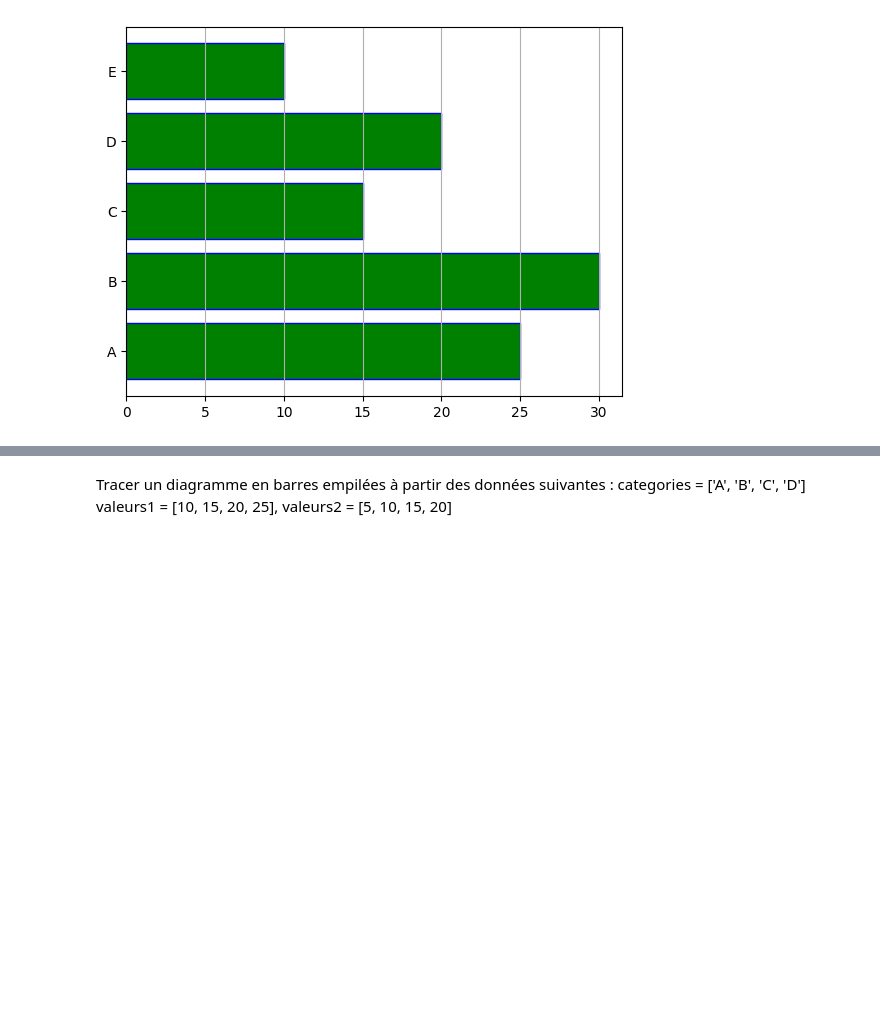
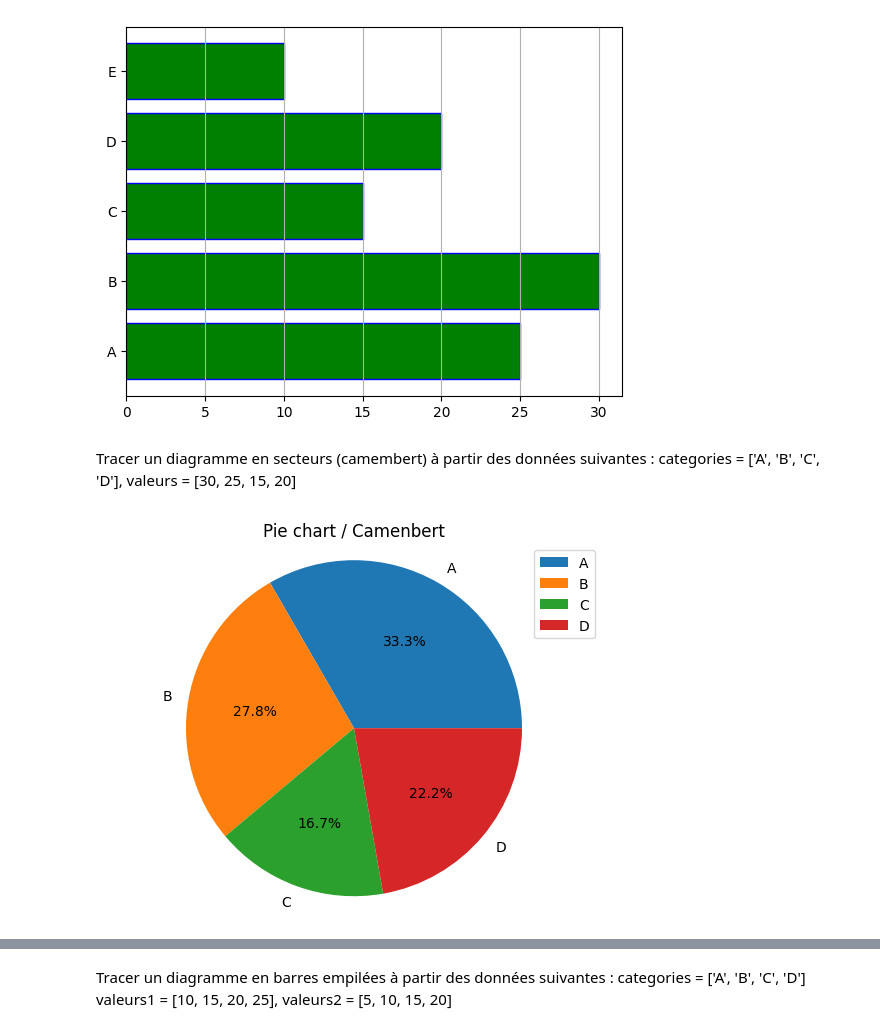
Before and after one commit to JhonatanCaldeira/simplon_datai_2024, a Jupyter notebook: 0/exo_numpy/exo_numpy_pyplot.ipynb, the cells around one changed output, grey strips where cells are left out. Saved outputs shown, nothing was run; the diff lists cells and outputs as text; code cells hidden in the pictures; blank space fills up the shorter version.

```diff
--- a/0/exo_numpy/exo_numpy_pyplot.ipynb
+++ b/0/exo_numpy/exo_numpy_pyplot.ipynb
@@ -45,3 +45,16 @@ plt.barh(categories,valeurs,color='green',edgecolor='blue')
 plt.grid(axis='x')
 # %% [output]
 [figure]
+# %% [markdown]
+Tracer un diagramme en secteurs (camembert) à partir des données suivantes :
+categories = ['A', 'B', 'C', 'D'], valeurs = [30, 25, 15, 20]
+# %%
+labels = ['A', 'B', 'C', 'D']
+sizes = [30, 25, 15, 20]
+plt.pie(sizes, labels=labels, autopct='%1.1f%%')
+plt.axis('equal')
+plt.legend()
+plt.title("Pie chart / Camenbert")
+plt.show()
+# %% [output]
+[figure, added]
```
Also changed, not shown: parts of 10 cells of this notebook, 4 other files.
